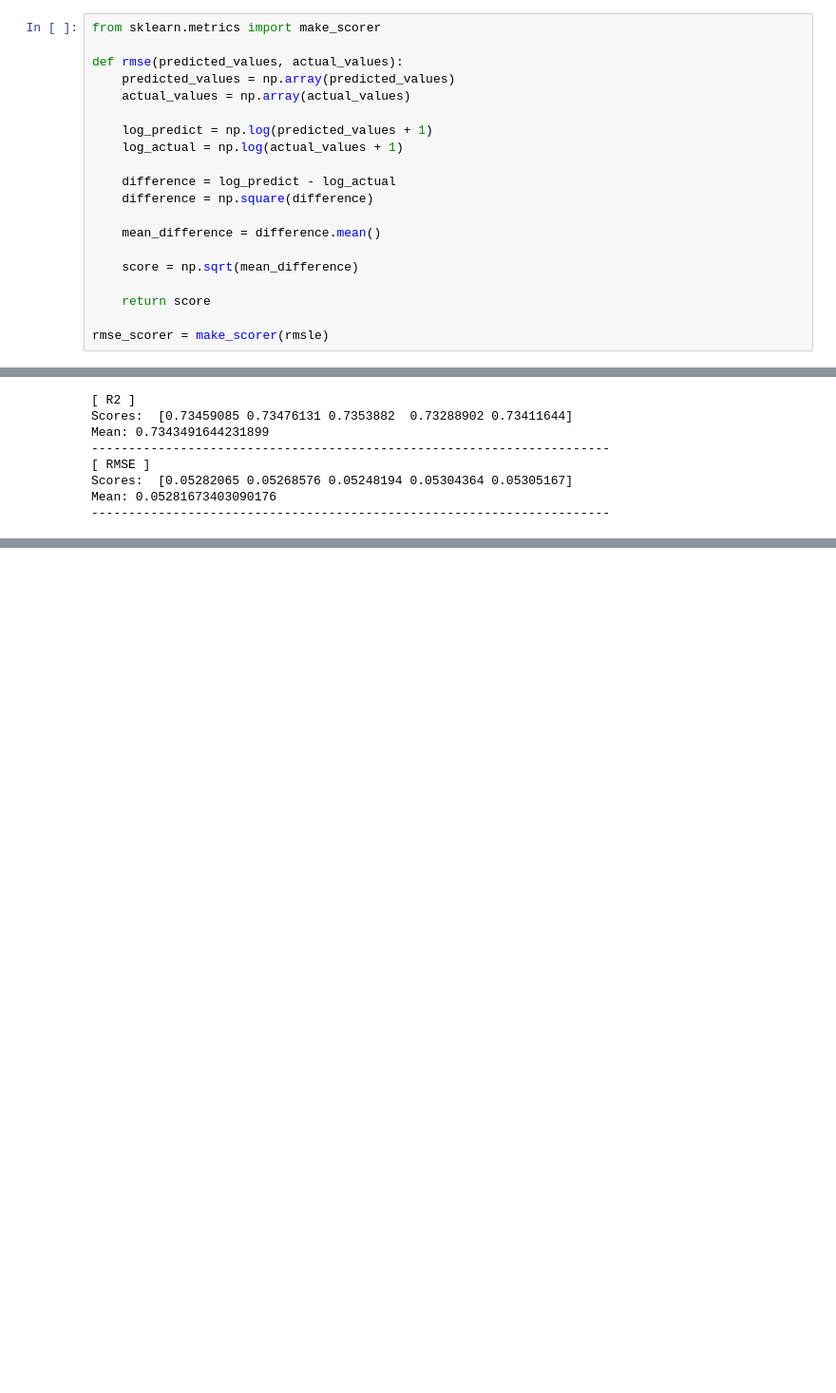
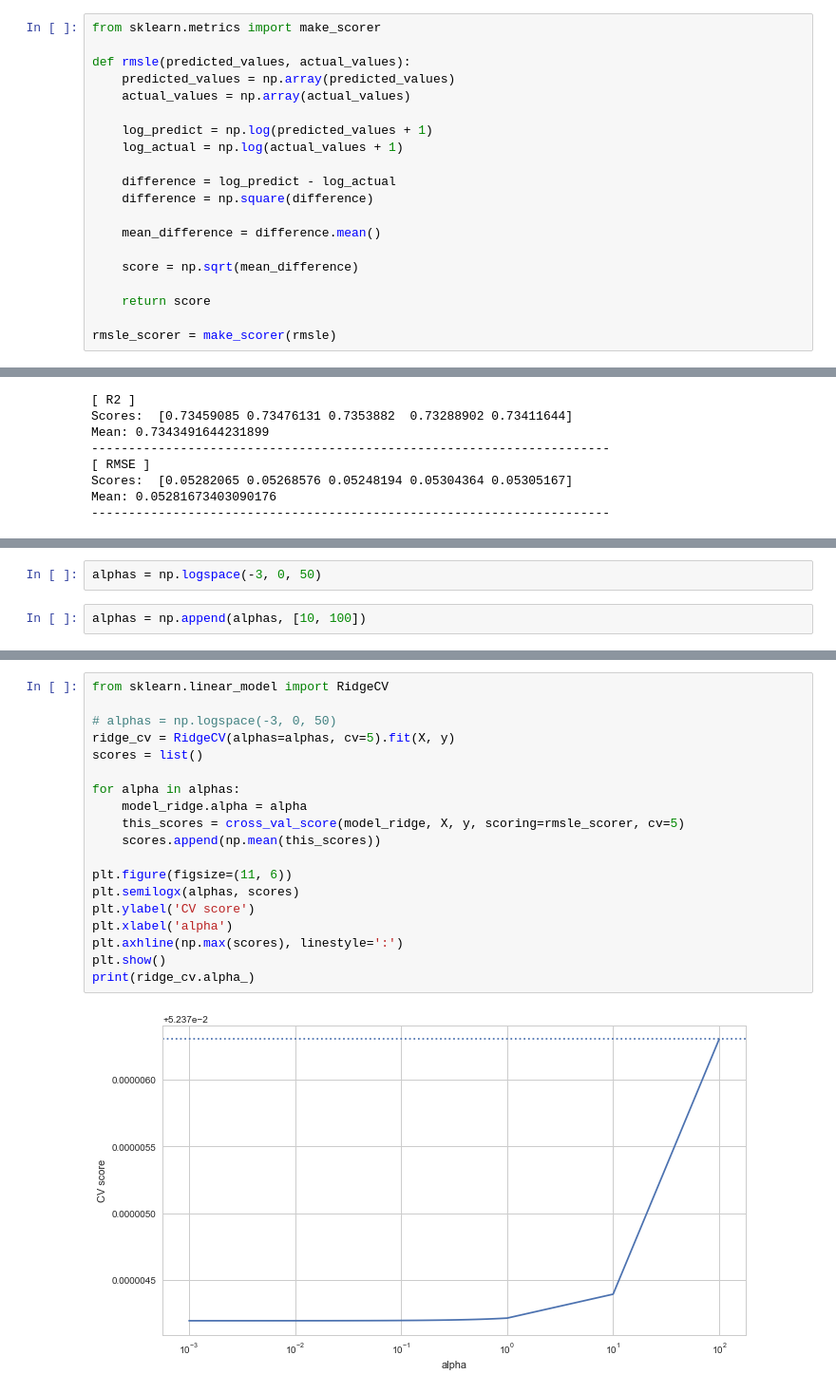
Before and after one commit to heoturu/Kaggle-Struggle, a Jupyter notebook: 1. NYC Taxi Duration/NYC_Taxi v.2.0 (Modeling).ipynb, the cells around one changed output, grey strips where cells are left out. Shown: that part at 95% size. Drawn from its saved outputs; the diff is of its cells as text; blank space fills up the shorter version.

```diff
--- a/1. NYC Taxi Duration/NYC_Taxi v.2.0 (Modeling).ipynb
+++ b/1. NYC Taxi Duration/NYC_Taxi v.2.0 (Modeling).ipynb
@@ -71,7 +71,7 @@ memory usage: 297.4+ MB
 # %%
 from sklearn.metrics import make_scorer
 
-def rmse(predicted_values, actual_values):
+def rmsle(predicted_values, actual_values):
     predicted_values = np.array(predicted_values)
     actual_values = np.array(actual_values)
 
@@ -87,7 +87,7 @@ def rmse(predicted_values, actual_values):
 
     return score
 
-rmse_scorer = make_scorer(rmsle)
+rmsle_scorer = make_scorer(rmsle)
 # %% [markdown]
 ## 2. Modeling
 # %% [markdown]
@@ -697,0 +694,4 @@ Mean: 0.05281673403090176
+# %%
+alphas = np.logspace(-3, 0, 50)
+# %%
+alphas = np.append(alphas, [10, 100])
@@ -697,0 +714,21 @@ Mean: 0.05281673403090176
+# %%
+from sklearn.linear_model import RidgeCV
+
+# alphas = np.logspace(-3, 0, 50)
+ridge_cv = RidgeCV(alphas=alphas, cv=5).fit(X, y)
+scores = list()
+
+for alpha in alphas:
+    model_ridge.alpha = alpha
+    this_scores = cross_val_score(model_ridge, X, y, scoring=rmsle_scorer, cv=5)
+    scores.append(np.mean(this_scores))
+
+plt.figure(figsize=(11, 6))
+plt.semilogx(alphas, scores)
+plt.ylabel('CV score')
+plt.xlabel('alpha')
+plt.axhline(np.max(scores), linestyle=':')
+plt.show()
+print(ridge_cv.alpha_)
+# %% [output]
+[figure, added]
```
Also changed, not shown: parts of 13 cells of this notebook.
